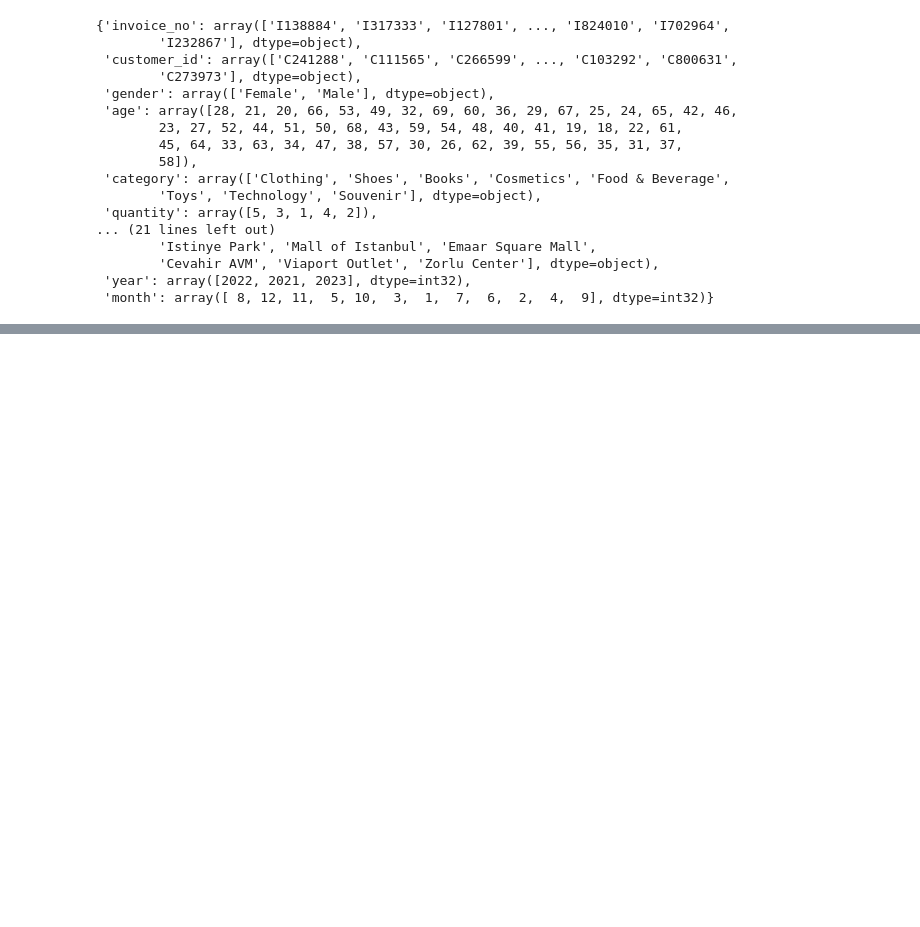
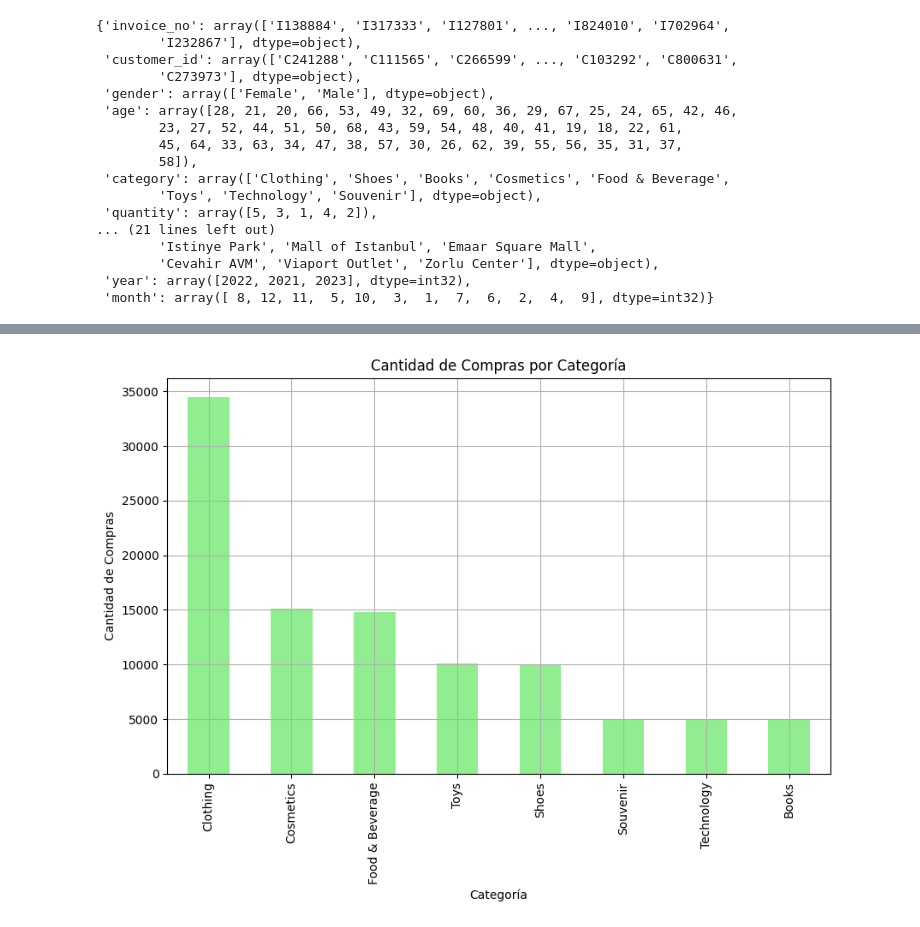
Before and after one commit to cescrosello/taller_visu, a Jupyter notebook: data_cleanning.ipynb, the cells around one changed output, grey strips where cells are left out. Saved outputs shown, nothing was run; the diff lists cells and outputs as text; code cells hidden in the pictures; blank space fills up the shorter version.

```diff
--- a/data_cleanning.ipynb
+++ b/data_cleanning.ipynb
@@ -161,0 +193,11 @@ Utiliza un scatter plot para mostrar las ubicaciones de los centros comerciales
+# %%
+# 2. Cantidad de Compras por Categoría
+plt.figure(figsize=(10, 6))
+df['category'].value_counts().plot(kind='bar', color='lightgreen')
+plt.title('Cantidad de Compras por Categoría')
+plt.xlabel('Categoría')
+plt.ylabel('Cantidad de Compras')
+plt.grid(True)
+plt.show()
+# %% [output]
+[figure, added]
```
Also changed, not shown: parts of 10 cells of this notebook, 1 other file.
